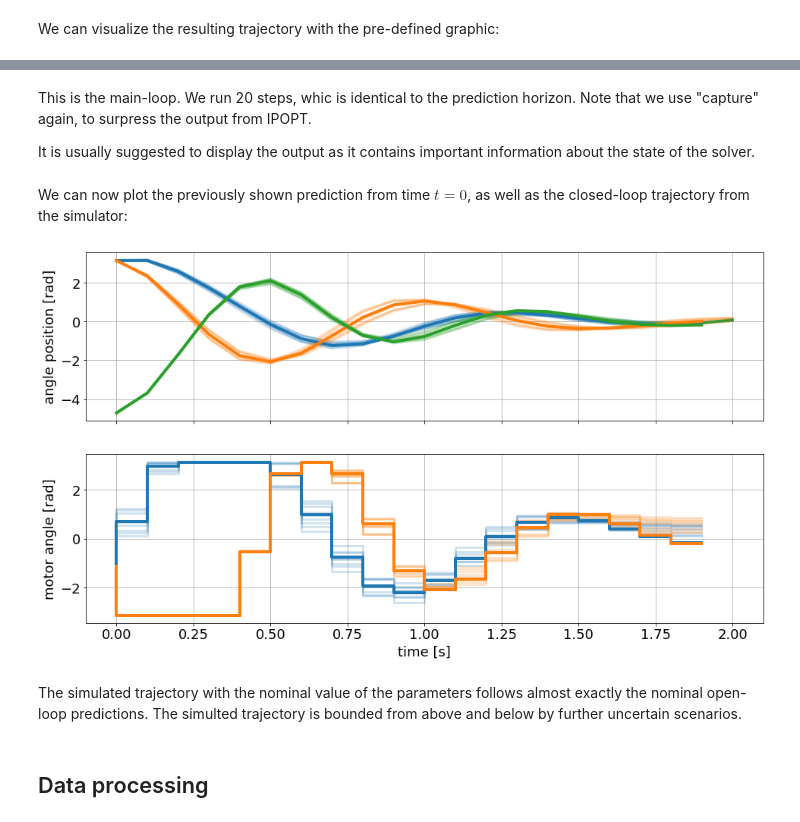
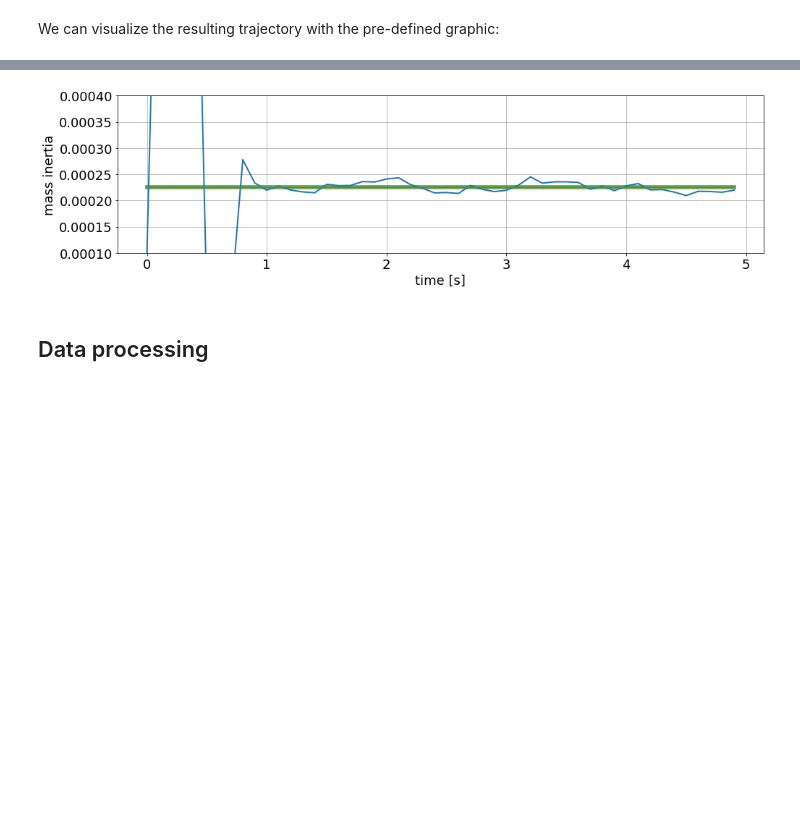
Before and after one commit to do-mpc/do-mpc, a Jupyter notebook: new_version/docs/source/mhe_example.ipynb, the cells around one changed output, grey strips where cells are left out. Saved outputs shown, nothing was run; the diff lists cells and outputs as text; code cells hidden in the pictures; blank space fills up the shorter version.

Commit message:
Further improvements MHE

```diff
--- a/new_version/docs/source/mhe_example.ipynb
+++ b/new_version/docs/source/mhe_example.ipynb
@@ -365,4 +303,0 @@ optimizer.set_initial_state(x0, reset_history=True)
-# %% [markdown]
-This is the main-loop. We run 20 steps, whic is identical to the prediction horizon. Note that we use "capture" again, to surpress the output from IPOPT.
-
-It is usually suggested to display the output as it contains important information about the state of the solver.
@@ -374,17 +304,10 @@ for i in range(20):
-# %% [markdown]
-We can now plot the previously shown prediction from time $t=0$, as well as the closed-loop trajectory from the simulator:
-# %%
-# Clear previous lines
-graphics.reset_axes()
-# Plot predictions from t=0
-pred_lines = graphics.plot_predictions(optimizer.data, t_ind=0, linewidth=3, alpha=.2)
-# Plot results until current time
-res_lines = graphics.plot_results(simulator.data, linewidth=4, alpha=1)
-fig
-# %% [output]
-[figure, removed]
-# %% [markdown]
-The simulated trajectory with the nominal value of the parameters follows almost exactly the nominal open-loop predictions. The simulted trajectory is bounded from above and below by further uncertain scenarios.
+# %%
+ax_p.set_ylim(1e-4, 4e-4)
+ax_p.set_ylabel('mass inertia')
+ax_p.set_xlabel('time [s]')
+fig_p
+# %% [output]
+[figure, added]
 # %% [markdown]
 ## Data processing
 # %% [markdown]
```
Also changed, not shown: parts of 21 cells of this notebook, 2 other files.
